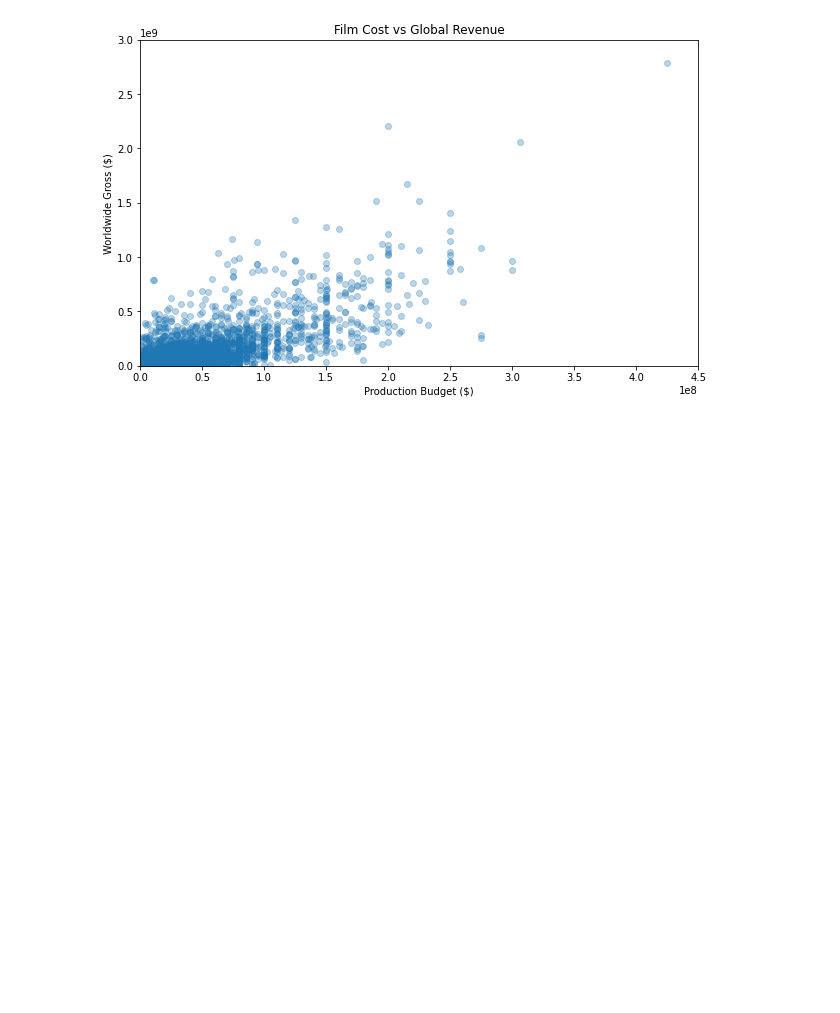
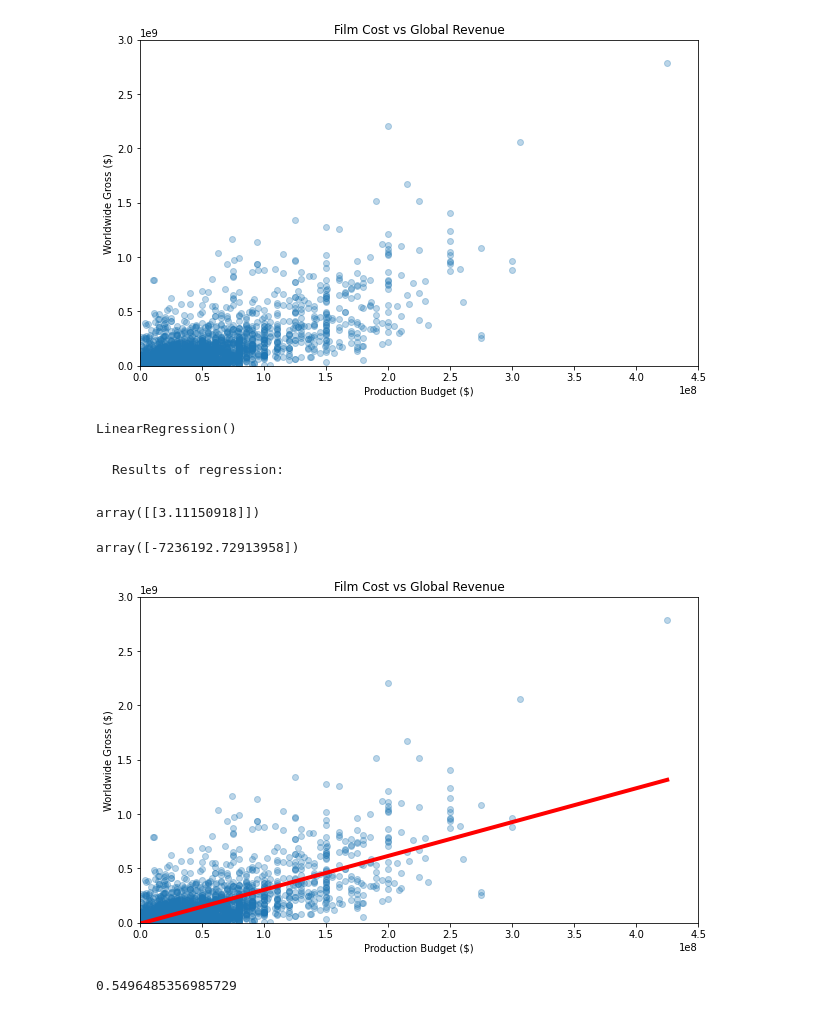
Before and after one commit to russellm7/DataScienceMLBootcamp, a Jupyter notebook: LinearRegression.ipynb, the cells around one changed output. Cells and saved outputs as stored; diff of their text form; code cells hidden in the pictures; blank space fills up the shorter version.

```diff
--- a/LinearRegression.ipynb
+++ b/LinearRegression.ipynb
@@ -30,3 +31,34 @@ pplot.ylim(0,3000000000)
 pplot.show()
 # %% [output]
 [figure]
+# %%
+regression = LinearRegression()
+regression.fit(X,Y)
+# %% [output]
+LinearRegression()
+# %% [markdown]
+    Results of regression:
+# %%
+regression.coef_ #theta_1
+# %% [output]
+array([[3.11150918]])
+# %%
+regression.intercept_ #Intercent
+# %% [output]
+array([-7236192.72913958])
+# %%
+pplot.figure(figsize=(10,6))
+pplot.scatter(X,Y,alpha=0.3)
+pplot.plot(X,regression.predict(X),color="red",linewidth=4)
+pplot.title("Film Cost vs Global Revenue")
+pplot.xlabel("Production Budget ($)")
+pplot.ylabel("Worldwide Gross ($)")
+pplot.xlim(0,450000000)
+pplot.ylim(0,3000000000)
+pplot.show()
+# %% [output]
+[figure, added]
+# %%
+regression.score(X,Y)
+# %% [output]
+0.5496485356985729
```
Also changed, not shown: parts of 1 cell of this notebook.
